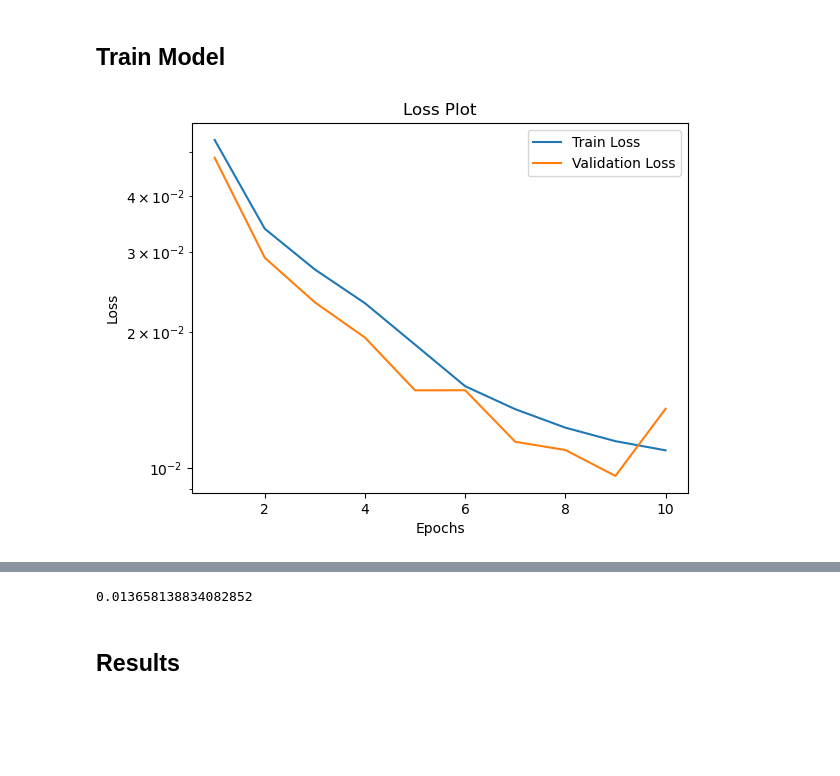
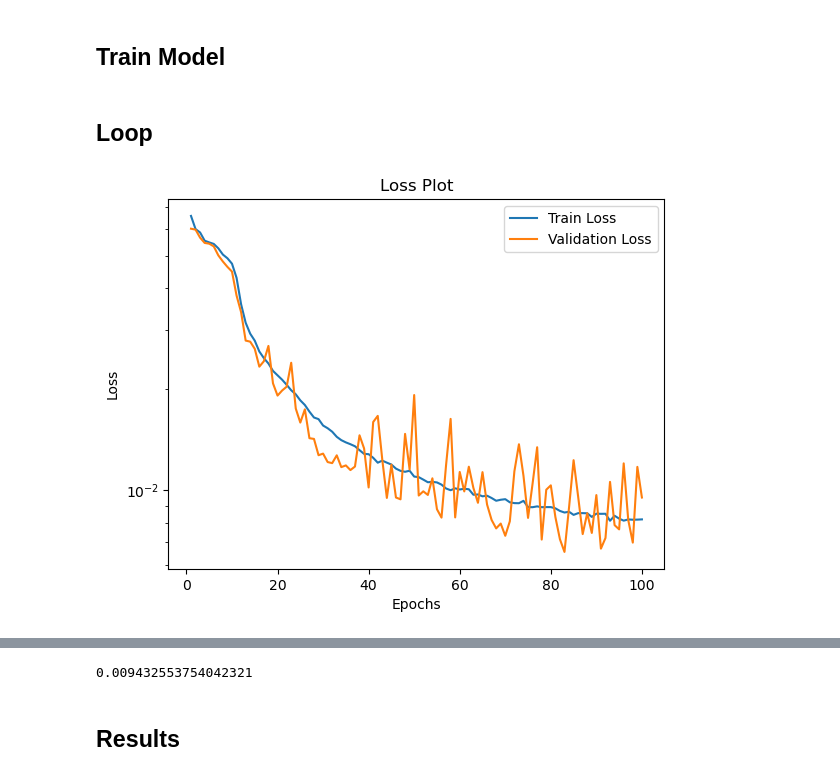
Before and after one commit to jonahmougoue/Quantum-ML-Models, a Jupyter notebook: Part1/predict_energy.ipynb, the cells around one changed output, grey strips where cells are left out. Saved outputs shown, nothing was run; the diff lists cells and outputs as text; code cells hidden in the pictures; blank space fills up the shorter version.

Commit message:
Run over 100 epochs

```diff
--- a/Part1/predict_energy.ipynb
+++ b/Part1/predict_energy.ipynb
@@ -153,22 +153,28 @@ def energy_train(model:nn.Module,
         if verbose:
             tqdm.write(f'Epoch {epoch + 1}/{epochs}\nTrain Loss: {avg_loss}')
     plot_loss(train_loss_change,len(range(epochs)),test_loss_change,label1='Train Loss',label2='Validation Loss')
+# %% [markdown]
+## Loop
 # %%
 from energy_CNN import EnergyCNN
 device = 'cuda' if torch.cuda.is_available() else 'cpu'
 
 model = EnergyCNN(cnn_channels=((64,3,2,1),
                                 (16,3,2,1),
                                 (64,3,2,1),
+                                (16,3,2,1),
+                                (64,3,2,1),
+                                (16,3,2,1),
+                                (64,3,2,1),
                                 (16,3,2,1)),
-                  hidden_layers=(64,),
+                  hidden_layers=(128,64,32),
                   ).to(device)
 
 optimizer = torch.optim.SGD(model.parameters(), lr=0.01)
 loss_fn = nn.L1Loss()
 
-epochs = 10
+epochs = 100
 energy_train(model,epochs,train_dataloader,validation_dataloader,optimizer,loss_fn,device,verbose=False)
 energy_test(model,test_dataloader,loss_fn,device,validate=False,verbose=False)
 # %% [output]
-[figure, old version]
+[figure, new version]
@@ -176,4 +182,4 @@ Test Loss: 0.013658138834082852
-0.013658138834082852
+0.009432553754042321
 # %% [markdown]
 ## Results
 # %%
```
Also changed, not shown: parts of 2 cells of this notebook.
